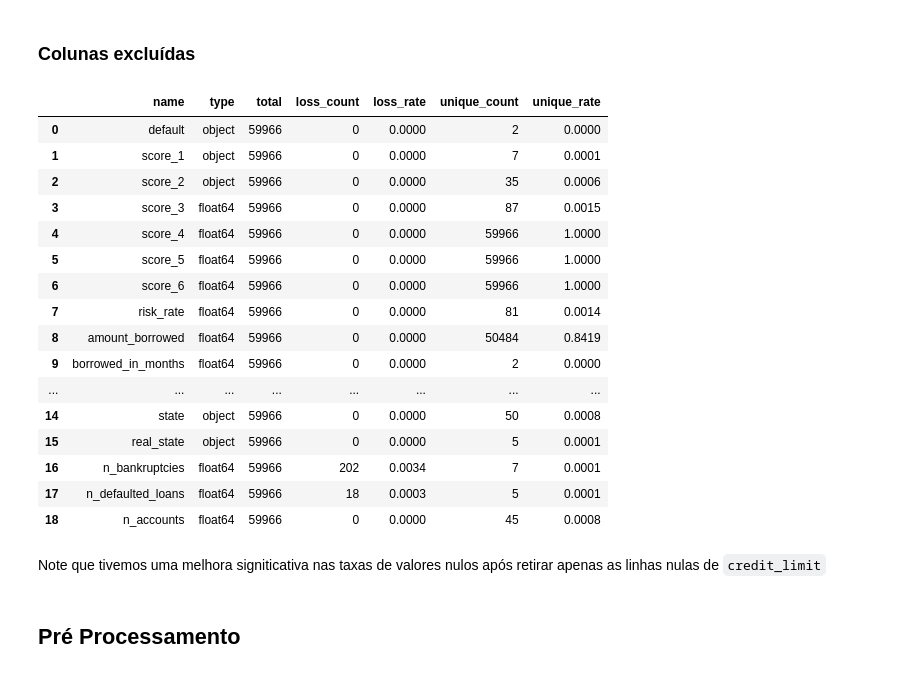
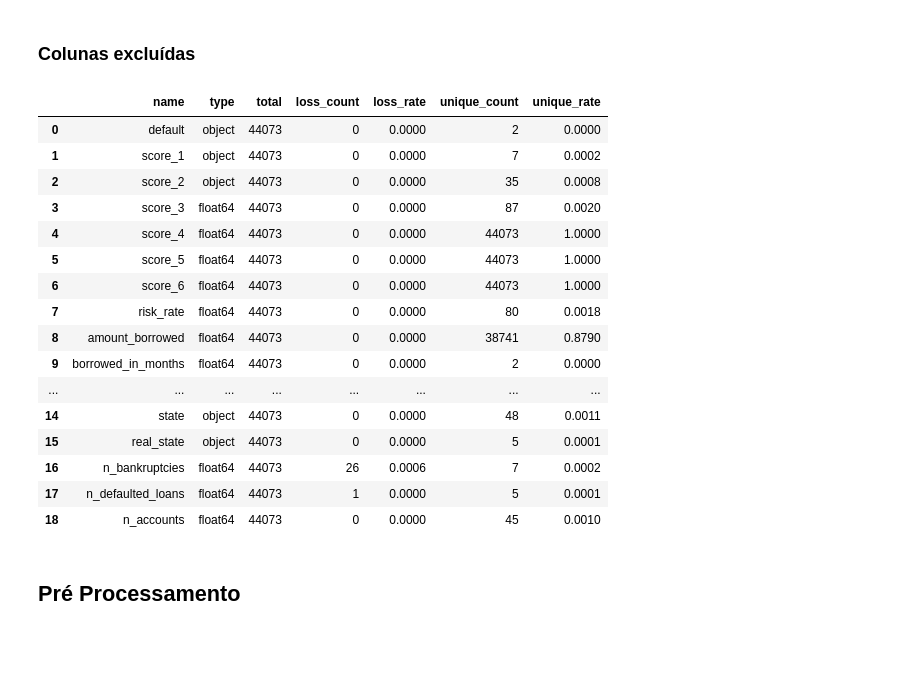
Before and after one commit to davidmorosini/data-sus, a Jupyter notebook: risk_analyse/risk_analyse.ipynb, the cells around one changed output. Cells and saved outputs as stored; diff of their text form; code cells hidden in the pictures; blank space fills up the shorter version.

```diff
--- a/risk_analyse/risk_analyse.ipynb
+++ b/risk_analyse/risk_analyse.ipynb
@@ -55,3 +54,6 @@ df = pd.read_csv("database/credit_risk.csv")
+# %%
+DATASET_PATH = "database/credit_risk.csv"
+df = pd.read_csv(DATASET_PATH)
 # %% [markdown]
 ## Explorando os dados
 
@@ -347,35 +418,37 @@ Através desta análise e observando o tipo dos dados, podemos tirar algumas con
 # %% [markdown]
 ### Colunas excluídas
 # %%
+# Aplicando a estratégia de exclusão dos registros com base no credit_limit
+df = df.loc[(~df["credit_limit"].isna()) | (df["default"] == True)]
+
 # Excluindo linhas nulas da variável que queremos prever
 df = df.dropna(subset=["default"])
 
+# Excluindo todas as colunas desnecessárias para o nosso modelo
 drop_columns = ["ok_since", "n_issues", "sign", "ids", "reason", "zip", "channel", "job_name"]
 df = df.drop(drop_columns, axis=1)
 
 # refazendo a nossa estrutura de dados de exploração
 df_exploration = get_infos(df)
 df_exploration
 # %% [output]
 |  | name | type | total | loss_count | loss_rate | unique_count | unique_rate |
-| 0 | default | object | 59966 | 0 | 0.0000 | 2 | 0.0000 |
-| 1 | score_1 | object | 59966 | 0 | 0.0000 | 7 | 0.0001 |
-| 2 | score_2 | object | 59966 | 0 | 0.0000 | 35 | 0.0006 |
-| 3 | score_3 | float64 | 59966 | 0 | 0.0000 | 87 | 0.0015 |
-| 4 | score_4 | float64 | 59966 | 0 | 0.0000 | 59966 | 1.0000 |
-| 5 | score_5 | float64 | 59966 | 0 | 0.0000 | 59966 | 1.0000 |
-| 6 | score_6 | float64 | 59966 | 0 | 0.0000 | 59966 | 1.0000 |
-| 7 | risk_rate | float64 | 59966 | 0 | 0.0000 | 81 | 0.0014 |
-| 8 | amount_borrowed | float64 | 59966 | 0 | 0.0000 | 50484 | 0.8419 |
-| 9 | borrowed_in_months | float64 | 59966 | 0 | 0.0000 | 2 | 0.0000 |
+| 0 | default | object | 44073 | 0 | 0.0000 | 2 | 0.0000 |
+| 1 | score_1 | object | 44073 | 0 | 0.0000 | 7 | 0.0002 |
+| 2 | score_2 | object | 44073 | 0 | 0.0000 | 35 | 0.0008 |
+| 3 | score_3 | float64 | 44073 | 0 | 0.0000 | 87 | 0.0020 |
+| 4 | score_4 | float64 | 44073 | 0 | 0.0000 | 44073 | 1.0000 |
+| 5 | score_5 | float64 | 44073 | 0 | 0.0000 | 44073 | 1.0000 |
+| 6 | score_6 | float64 | 44073 | 0 | 0.0000 | 44073 | 1.0000 |
+| 7 | risk_rate | float64 | 44073 | 0 | 0.0000 | 80 | 0.0018 |
+| 8 | amount_borrowed | float64 | 44073 | 0 | 0.0000 | 38741 | 0.8790 |
+| 9 | borrowed_in_months | float64 | 44073 | 0 | 0.0000 | 2 | 0.0000 |
 | ... | ... | ... | ... | ... | ... | ... | ... |
-| 14 | state | object | 59966 | 0 | 0.0000 | 50 | 0.0008 |
-| 15 | real_state | object | 59966 | 0 | 0.0000 | 5 | 0.0001 |
-| 16 | n_bankruptcies | float64 | 59966 | 202 | 0.0034 | 7 | 0.0001 |
-| 17 | n_defaulted_loans | float64 | 59966 | 18 | 0.0003 | 5 | 0.0001 |
-| 18 | n_accounts | float64 | 59966 | 0 | 0.0000 | 45 | 0.0008 |
+| 14 | state | object | 44073 | 0 | 0.0000 | 48 | 0.0011 |
+| 15 | real_state | object | 44073 | 0 | 0.0000 | 5 | 0.0001 |
+| 16 | n_bankruptcies | float64 | 44073 | 26 | 0.0006 | 7 | 0.0002 |
+| 17 | n_defaulted_loans | float64 | 44073 | 1 | 0.0000 | 5 | 0.0001 |
+| 18 | n_accounts | float64 | 44073 | 0 | 0.0000 | 45 | 0.0010 |
-# %% [markdown]
-Note que tivemos uma melhora signiticativa nas taxas de valores nulos após retirar apenas as linhas nulas de `credit_limit`
 # %% [markdown]
 ## Pré Processamento
 # %%
```
Also changed, not shown: parts of 43 cells of this notebook.
